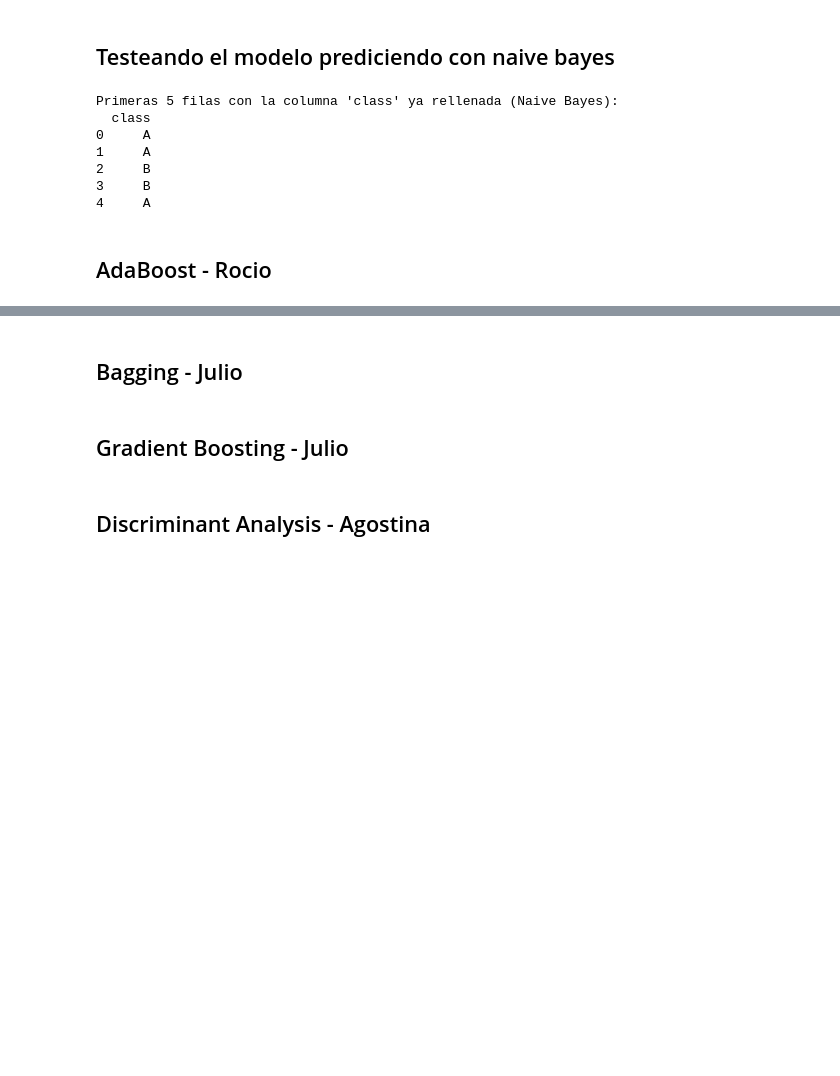
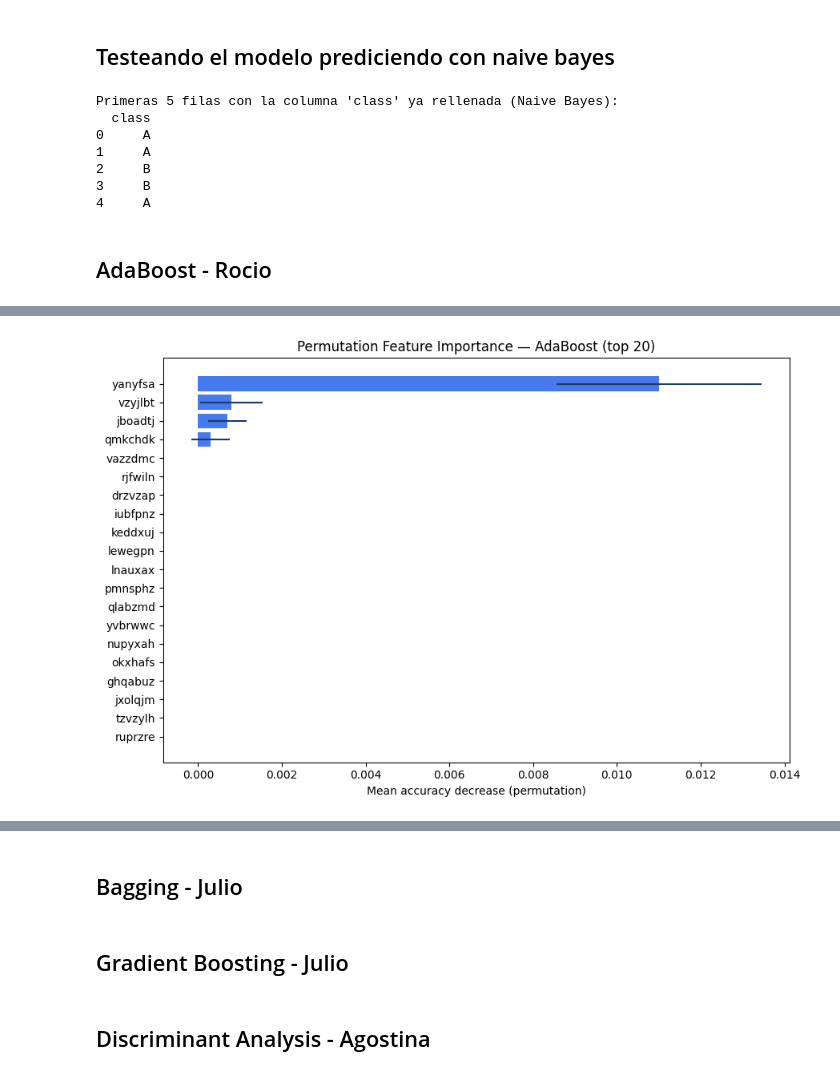
Before and after one commit to Qub1ts/Practica-3y4-AAII, a Jupyter notebook: Grupo-1.ipynb, the cells around one changed output, grey strips where cells are left out. Cells and saved outputs as stored; diff of their text form; code cells hidden in the pictures; blank space fills up the shorter version.

```diff
--- a/Grupo-1.ipynb
+++ b/Grupo-1.ipynb
@@ -385,0 +437,2 @@ Primeras 5 filas con la columna 'class' ya rellenada (Naive Bayes):
+# %%
+cv = StratifiedKFold(n_splits=5, shuffle=True, random_state=42)
@@ -385,0 +566,18 @@ Primeras 5 filas con la columna 'class' ya rellenada (Naive Bayes):
+# %%
+perm_imp = permutation_importance(
+    best_model,
+    X_train,
+    y_train,
+    n_repeats=10,
+    random_state=42,
+    n_jobs=-1
+)
+
+importance_df = pd.DataFrame({
+    "feature":    X_train.columns,
+    "importance": perm_imp.importances_mean,
+    "std":        perm_imp.importances_std,
+}).sort_values("importance", ascending=False).reset_index(drop=True)
+
+print("\nTOP 15 FEATURES")
+print(importance_df.head(15).to_string(index=False))
@@ -385,0 +602,60 @@ Primeras 5 filas con la columna 'class' ya rellenada (Naive Bayes):
+# %%
+
+fig, ax = plt.subplots(figsize=(9, 6))
+top20 = importance_df.head(20)
+ax.barh(
+    top20["feature"][::-1],
+    top20["importance"][::-1],
+    xerr=top20["std"][::-1],
+    color="#2563eb", alpha=0.85, ecolor="#1e3a5f"
+)
+ax.set_xlabel("Mean accuracy decrease (permutation)")
+ax.set_title("Permutation Feature Importance — AdaBoost (top 20)")
+ax.xaxis.set_major_formatter(mticker.FormatStrFormatter("%.3f"))
+plt.tight_layout()
+plt.savefig("adaboost_feature_importance.png", dpi=150)
+plt.show()
+print("Plot guardado: adaboost_feature_importance.png")
+
+#CV accuracy vs n_estimators por learning_rate
+fig, axes = plt.subplots(1, 3, figsize=(14, 4), sharey=True)
+for ax, depth in zip(axes, [1, 2, 3]):
+    subset = results_df[results_df["max_depth"] == depth]
+    for lr, grp in subset.groupby("learning_rate"):
+        grp_sorted = grp.sort_values("n_estimators")
+        ax.plot(
+            grp_sorted["n_estimators"],
+            grp_sorted["cv_accuracy"],
+            marker="o", label=f"lr={lr}"
+        )
+    ax.set_title(f"max_depth={depth}")
+    ax.set_xlabel("n_estimators")
+    ax.set_ylabel("CV accuracy") if depth == 1 else None
+    ax.legend(fontsize=7)
+    ax.grid(True, alpha=0.3)
+fig.suptitle("AdaBoost — CV accuracy por configuración", fontsize=12, y=1.02)
+plt.tight_layout()
+plt.savefig("adaboost_cv_curves.png", dpi=150)
+plt.show()
+print("Plot guardado: adaboost_cv_curves.png")
+
+
+
+# Train vs CV accuracy (top 30 configs)
+top30 = results_df.head(30)
+fig, ax = plt.subplots(figsize=(10, 4))
+x = range(len(top30))
+ax.plot(x, top30["train_accuracy"], marker="o", label="Train accuracy", color="#16a34a")
+ax.plot(x, top30["cv_accuracy"],    marker="s", label="CV accuracy",    color="#2563eb")
+ax.fill_between(x, top30["cv_accuracy"], top30["train_accuracy"], alpha=0.15, color="#dc2626", label="Overfit gap")
+ax.set_xlabel("Configuración (rank)")
+ax.set_ylabel("Accuracy")
+ax.set_title("Train vs CV accuracy — Top 30 configuraciones AdaBoost")
+ax.legend()
+ax.grid(True, alpha=0.3)
+plt.tight_layout()
+plt.savefig("adaboost_train_vs_cv.png", dpi=150)
+plt.show()
+print("Plot guardado: adaboost_train_vs_cv.png")
+# %% [output]
+[figure, added]
```
Also changed, not shown: parts of 20 cells of this notebook.
